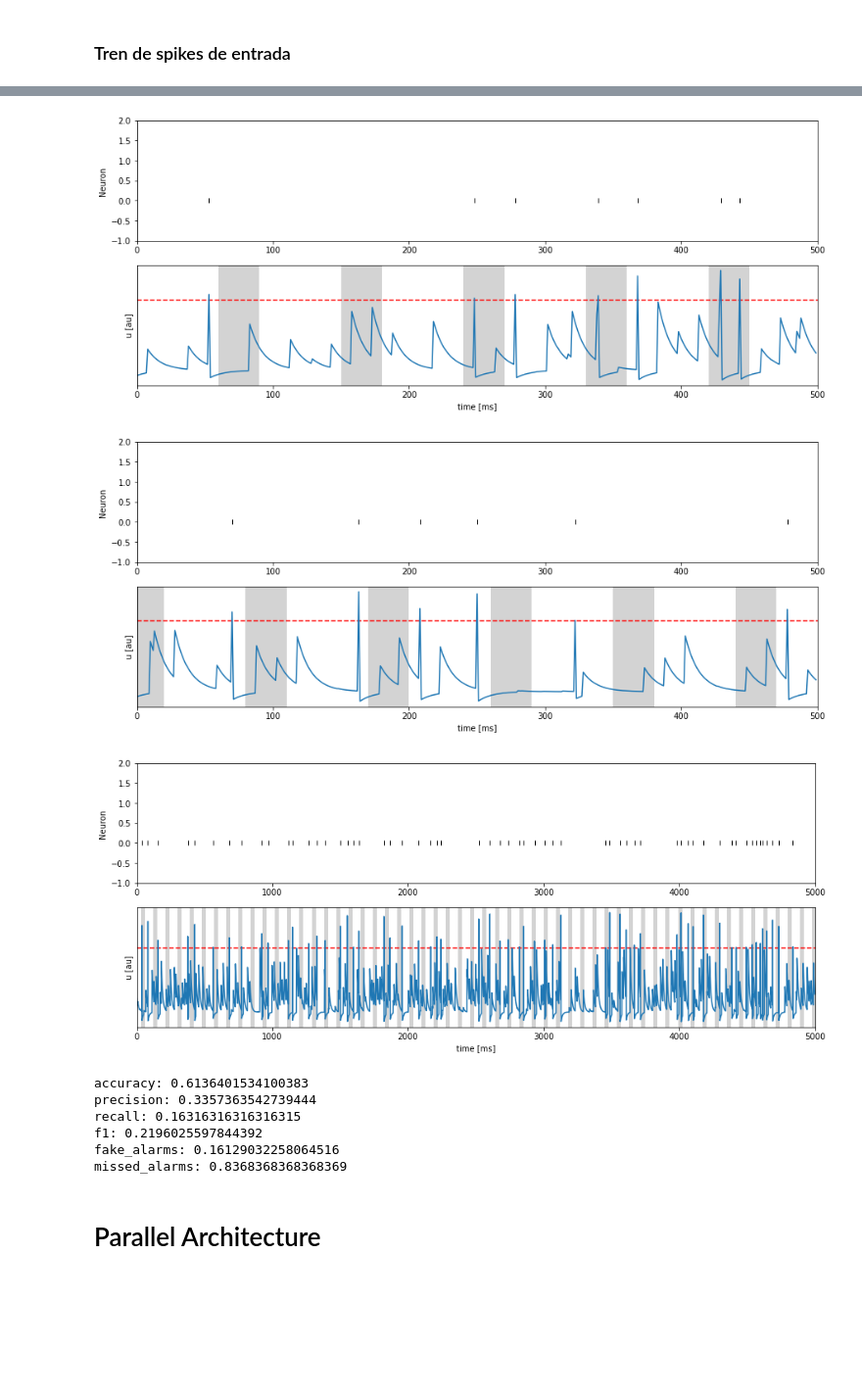
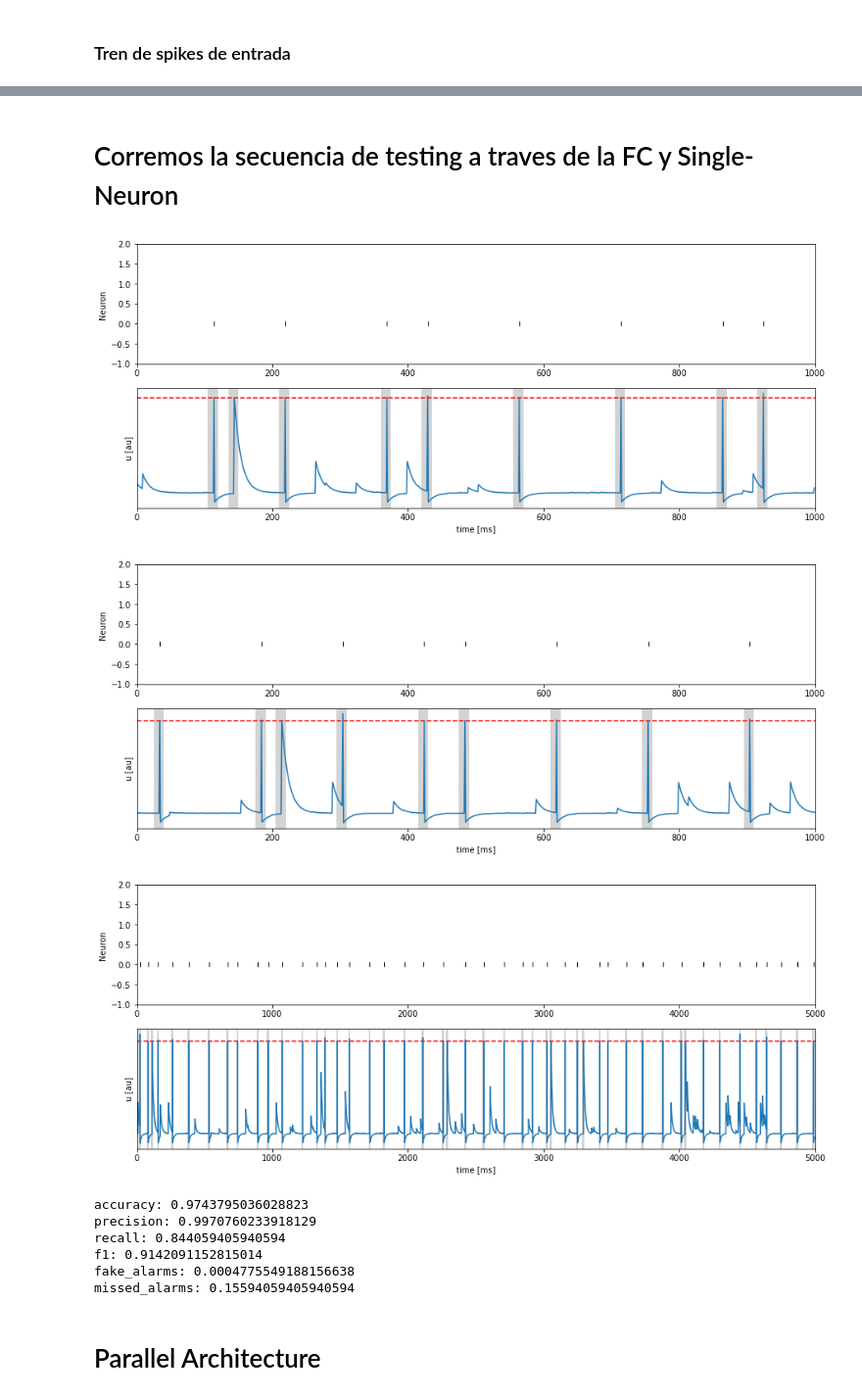
Before and after one commit to mmaximiliano/SDNN, a Jupyter notebook: patterns/SequenceVisualizer.ipynb, the cells around one changed output, grey strips where cells are left out. Shown: that part at 98% size. Cells and saved outputs as stored; diff of their text form; code cells hidden in the pictures; blank space fills up the shorter version.

```diff
--- a/patterns/SequenceVisualizer.ipynb
+++ b/patterns/SequenceVisualizer.ipynb
@@ -30,5 +28,5 @@ plt.rcParams["figure.figsize"] =(15,6)
 # %%
-Sin_out_s = torch.load('../cleanDSNN/results/old_results/p_18/limited_spikes/training/15_0_0/layer_5_conv.pt')
+Sin_out_s = torch.load('./sequences/massive_runs/1/last_layer_results/all_nums_5/training/0/layer_5_conv.pt')
 sv_utils.plotLIF(U=None, S=Sin_out_s[:500].data.numpy())
 print(Sin_out_s.shape)
 print("Spikes: " + str(np.count_nonzero(Sin_out_s)))
@@ -102,45 +205,47 @@ iter: 300000 convergence: 0.03430710076010929
+# %% [markdown]
+# Corremos la secuencia de testing a traves de la FC y Single-Neuron
 # %%
-pat_times = np.load('./sequences/p_18/training/pat_p_18.npy')
-Sin_tmp = torch.load('../cleanDSNN/results/old_results/p_18/limited_spikes/15_0_0/training/layer_5_conv.pt')
+pat_times = np.load('./sequences/massive_runs/1/pat_sequences/all_nums_5/testing/0/pat_test_all_nums.npy')
+Sin_tmp = torch.load('./sequences/massive_runs/1/last_layer_results/all_nums_5/testing/0/layer_5_conv.pt')
 T = Sin_tmp.shape[0]
 N_out = 1
 N_in = Sin_tmp.shape[1]
 th = 3.
 
 Sin = Sin_tmp.clone().detach()
 
 # Realizamos el entrenamiento STDP
 Uprobe = np.empty([T, N_out])
 Iprobe = np.empty([T, N_out])
 Sprobe = np.empty([T, N_out])
 for n in range(T):
     state = singleNeuron.forward_no_learning(Sin[n].unsqueeze(0))
     Uprobe[n] = state.U.data.numpy()
     Iprobe[n] = state.I.data.numpy()
     Sprobe[n] = state.S.data.numpy()
 
-sv_utils.plotLIF(U=Uprobe[0:500], S=Sprobe[0:500], pat_times=pat_times[0:500], th=th)
-sv_utils.plotLIF(U=Uprobe[2500:3000], S=Sprobe[2500:3000], pat_times=pat_times[2500:3000], th=th)
+sv_utils.plotLIF(U=Uprobe[0:1000], S=Sprobe[0:1000], pat_times=pat_times[0:1000], th=th)
+sv_utils.plotLIF(U=Uprobe[2000:3000], S=Sprobe[2000:3000], pat_times=pat_times[2000:3000], th=th)
 sv_utils.plotLIF(U=Uprobe[30000:35000], S=Sprobe[30000:35000], pat_times=pat_times[30000:35000], th=th)
 
 
 accuracy, precision, recall, f1, fake_alarms, missed_alarms = get_metrics(T - 15, pat_times, Sprobe)
 print("accuracy: " + str(accuracy))
 print("precision: " + str(precision))
 print("recall: " + str(recall))
 print("f1: " + str(f1))
 print("fake_alarms: " + str(fake_alarms))
 print("missed_alarms: " + str(missed_alarms))
 # %% [output]
-[figure, old version]
+[figure, new version]
-[figure, old version]
+[figure, new version]
-[figure, old version]
+[figure, new version]
-accuracy: 0.6136401534100383
-precision: 0.3357363542739444
-recall: 0.16316316316316315
-f1: 0.2196025597844392
-fake_alarms: 0.16129032258064516
-missed_alarms: 0.8368368368368369
+accuracy: 0.9743795036028823
+precision: 0.9970760233918129
+recall: 0.844059405940594
+f1: 0.9142091152815014
+fake_alarms: 0.0004775549188156638
+missed_alarms: 0.15594059405940594
 # %% [markdown]
 # Parallel Architecture
 # %%
```
Also changed, not shown: parts of 11 cells of this notebook, 10 other files.
